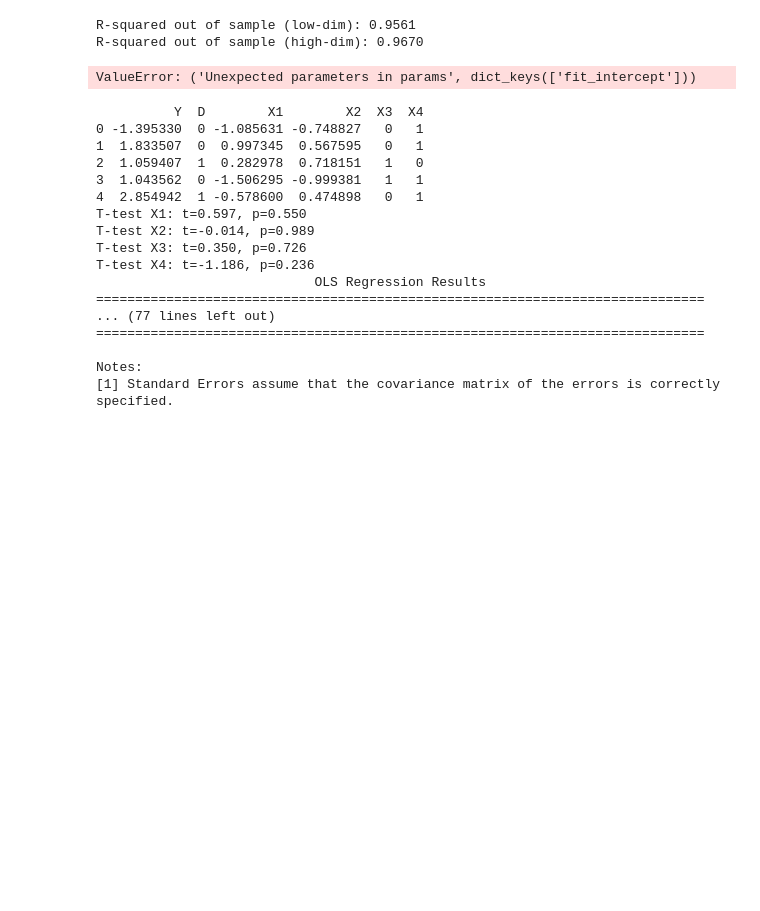
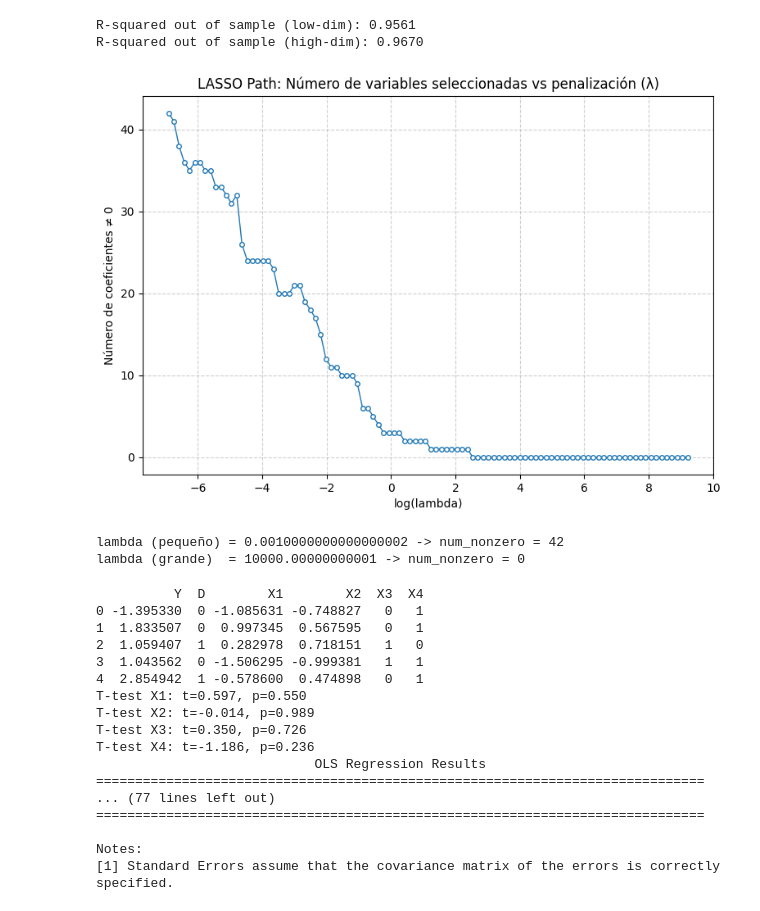
Before and after one commit to gsaco/Lasso_Potential_Outcomes_RCTs, a Jupyter notebook: Assingment2.ipynb, the cells around one changed output. Cells and saved outputs as stored; diff of their text form; code cells hidden in the pictures; blank space fills up the shorter version.

```diff
--- a/Assingment2.ipynb
+++ b/Assingment2.ipynb
@@ -181,40 +181,42 @@ lambda_seq = np.exp(np.linspace(np.log(10000), np.log(0.001), 100))
 # 4) Calcular la trayectoria de LASSO (coeficientes para cada lambda)
 # -----------------------
 # lasso_path devuelve (alphas, coefs, dual_gaps) con coefs shape = (n_features, n_alphas)
-alphas_out, coefs, _ = lasso_path(X_train, y_train, alphas=lambda_seq, fit_intercept=True, max_iter=10000)
+alphas_out, coefs, _ = lasso_path(X_train, y_train, alphas=lambda_seq, max_iter=10000)
 
 # -----------------------
 # 5) Contar coeficientes distintos de cero para cada lambda
 # -----------------------
 threshold = 1e-8
 num_nonzero = np.sum(np.abs(coefs) > threshold, axis=0)  # forma (n_alphas,)
 
 # -----------------------
 # 6) Ordenar por lambda ascendente para que el eje x aumente left->right
 #    (así: a mayor lambda --> menos variables --> pendiente negativa)
 # -----------------------
 sort_idx = np.argsort(alphas_out)           # alphas_out ascendente
 alphas_sorted = alphas_out[sort_idx]
 num_nonzero_sorted = num_nonzero[sort_idx]
 
 # -----------------------
 # 7) Gráfico final
 # -----------------------
 plt.figure(figsize=(9,6))
 plt.plot(np.log(alphas_sorted), num_nonzero_sorted, '-o', markersize=4, linewidth=1, markerfacecolor="white")
 plt.xlabel("log(lambda)")
 plt.ylabel("Número de coeficientes ≠ 0")
 plt.title("LASSO Path: Número de variables seleccionadas vs penalización (λ)")
 plt.grid(True, linestyle="--", alpha=0.6)
 plt.show()
 
 # -----------------------
 # 8) Chequeo rápido (opcional)
 # -----------------------
 print("lambda (pequeño) =", alphas_sorted[0], "-> num_nonzero =", num_nonzero_sorted[0])
 print("lambda (grande)  =", alphas_sorted[-1], "-> num_nonzero =", num_nonzero_sorted[-1])
 # %% [output]
+[figure, added]
-ValueError: ('Unexpected parameters in params', dict_keys(['fit_intercept']))
+lambda (pequeño) = 0.0010000000000000002 -> num_nonzero = 42
+lambda (grande)  = 10000.00000000001 -> num_nonzero = 0
 # %%
 import numpy as np
 import pandas as pd
```
Also changed, not shown: parts of 1 cell of this notebook.
